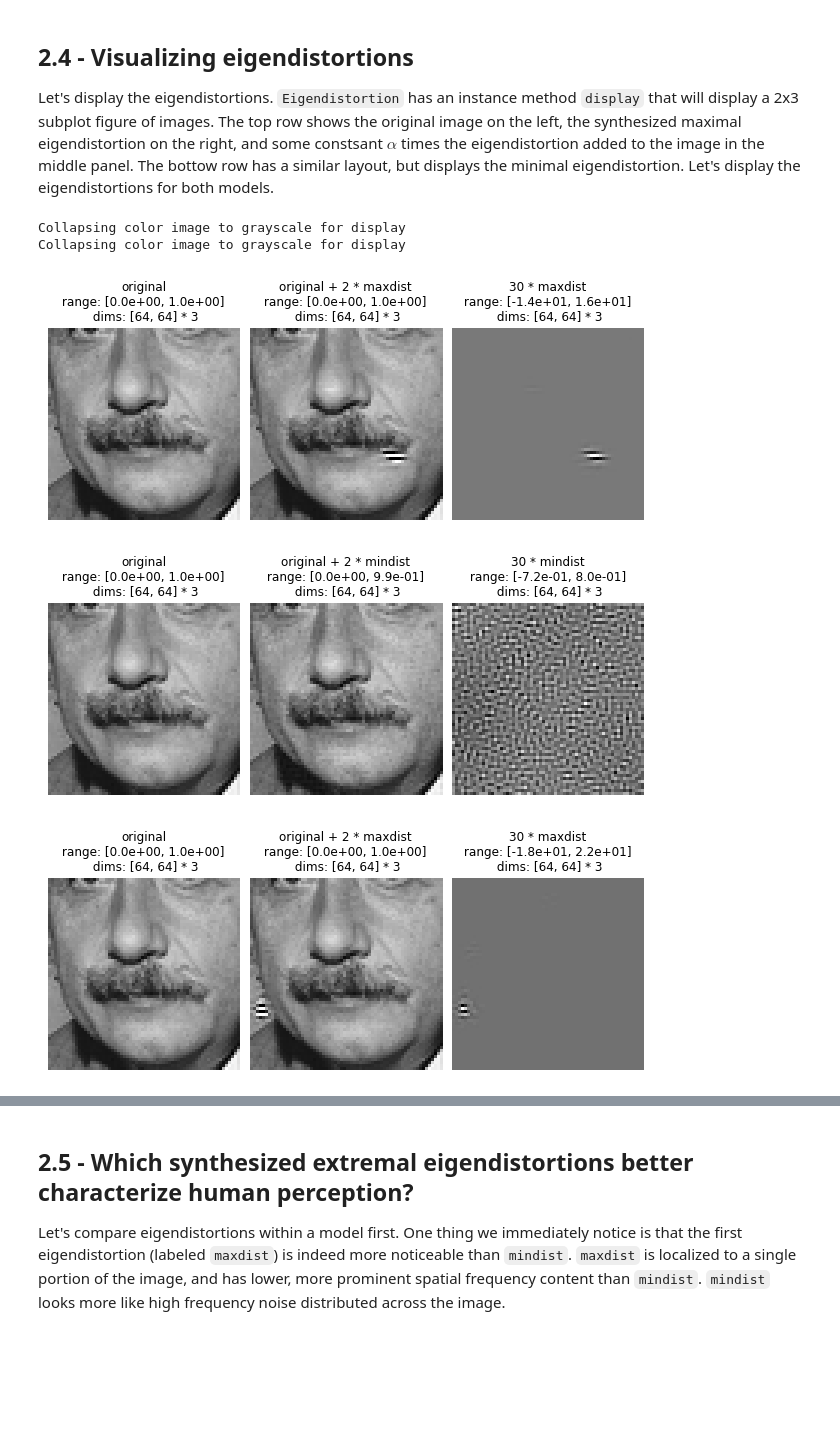
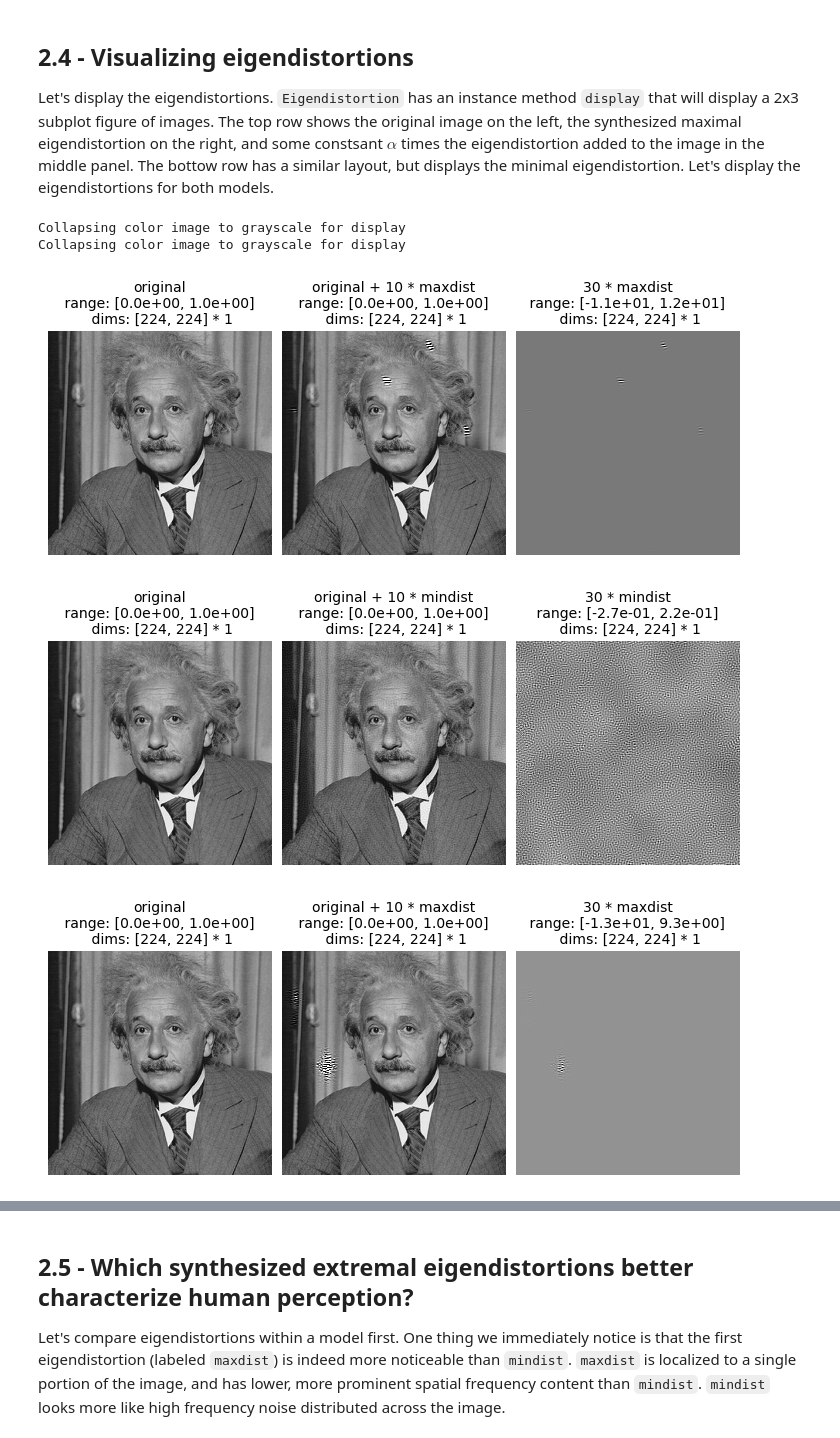
Before and after one commit to plenoptic-org/plenoptic, a Jupyter notebook: examples/02_Eigendistortions.ipynb, the cells around one changed output, grey strips where cells are left out. Drawn from its saved outputs; the diff is of its cells as text; code cells hidden in the pictures; blank space fills up the shorter version.

```diff
--- a/examples/02_Eigendistortions.ipynb
+++ b/examples/02_Eigendistortions.ipynb
@@ -270,13 +270,13 @@ def center_crop(im, n):
     "Crop an nxn image from the center of im"
     assert len(im.shape) == 2
     im_height, im_width = im.shape
-    assert n<im_height//2 and n<im_width//2
+    assert n<im_height and n<im_width
 
     im_crop = im[im_height//2-n//2:im_height//2+n//2,
               im_width//2-n//2:im_width//2+n//2]
     return im_crop
 
-n = 64  # this will be the img_height and width of the input, you can change this to accommodate your machine
+n = 224  # this will be the img_height and width of the input, you can change this to accommodate your machine
 img = plt.imread(op.join('../data', 'einstein.pgm')).copy()
 
 # center crop the image to nxn
@@ -321,11 +321,11 @@ class NthLayer(torch.nn.Module):
 
 
 # different potential models of human visual perception of distortions
-vgg16_3 = NthLayer(models.vgg16(pretrained=True), layer=3)
-vgg16_6 = NthLayer(models.vgg16(pretrained=True), layer=6)
+vgg16_a = NthLayer(models.vgg16(pretrained=True), layer=3)
+vgg16_b = NthLayer(models.vgg16(pretrained=True), layer=8)
 
-ed_vgg3 = Eigendistortion(img3, vgg16_3)
-ed_vgg6 = Eigendistortion(img3, vgg16_6)
+ed_vgga = Eigendistortion(img3, vgg16_a)
+ed_vggb = Eigendistortion(img3, vgg16_b)
 # %% [markdown]
 ## 2.3 - Synthesizing distortions
 The input dimensionality in this example is huge compared to our linear model example -- it is $(\text{n_chan} \times
@@ -361,13 +362,13 @@ on the right, and some constsant $\alpha$ times the eigendistortion added to the
 bottow row has a similar layout, but displays the minimal eigendistortion. Let's display the eigendistortions for
 both models.
 # %%
-alpha = 2  # for displaying (img + alpha*eigendist)
+alpha = 10  # for displaying (img + alpha*eigendist)
 beta = 30  # for displaying (beta*eigendist) alone
-ed_vgg3.display(alpha=alpha, beta=beta, zoom=3)
-ed_vgg6.display(alpha=alpha, beta=beta, zoom=3)
+ed_vgga.display(alpha=alpha, beta=beta, zoom=1)
+ed_vggb.display(alpha=alpha, beta=beta, zoom=1)
 # %% [output]
 Collapsing color image to grayscale for display
 Collapsing color image to grayscale for display
-[figure, old version]
+[figure, new version]
-[figure, old version]
+[figure, new version]
-[figure, old version]
+[figure, new version]
```
Also changed, not shown: parts of 4 cells of this notebook.
